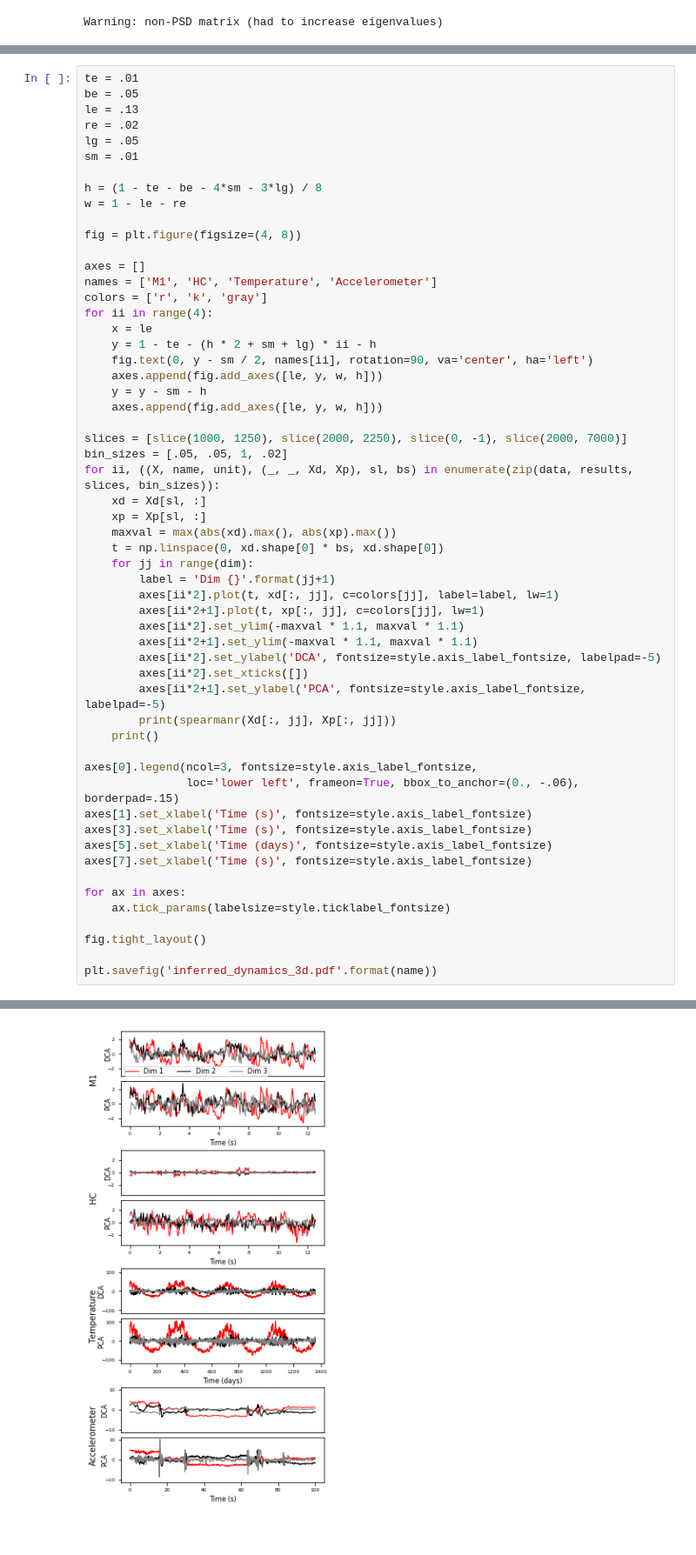
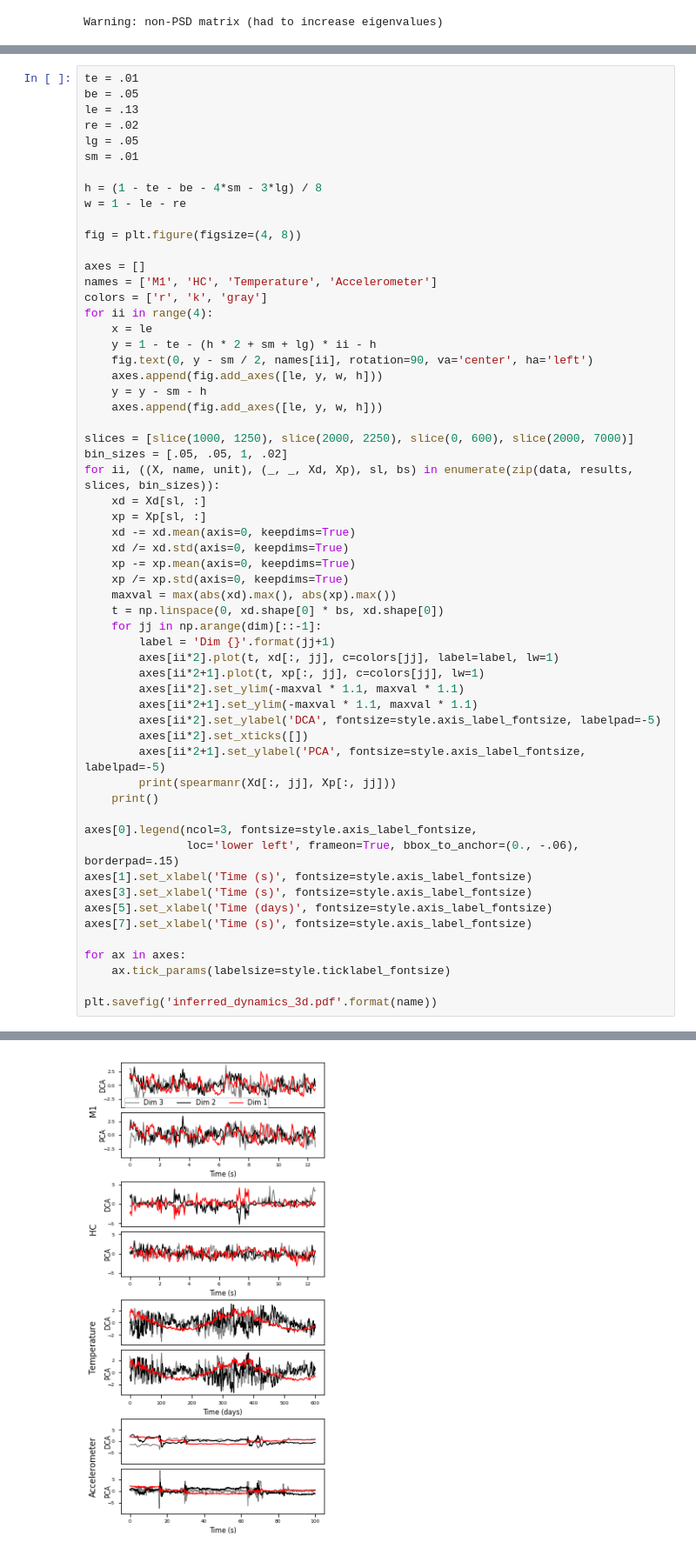
Before and after one commit to BouchardLab/DynamicalComponentsAnalysis, a Jupyter notebook: notebooks/real_data_latent_loadings.ipynb, the cells around one changed output, grey strips where cells are left out. Shown: that part at 87% size. Saved outputs shown, nothing was run; the diff lists cells and outputs as text.

```diff
--- a/notebooks/real_data_latent_loadings.ipynb
+++ b/notebooks/real_data_latent_loadings.ipynb
@@ -105,14 +105,18 @@ for ii in range(4):
     y = y - sm - h
     axes.append(fig.add_axes([le, y, w, h]))
 
-slices = [slice(1000, 1250), slice(2000, 2250), slice(0, -1), slice(2000, 7000)]
+slices = [slice(1000, 1250), slice(2000, 2250), slice(0, 600), slice(2000, 7000)]
 bin_sizes = [.05, .05, 1, .02]
 for ii, ((X, name, unit), (_, _, Xd, Xp), sl, bs) in enumerate(zip(data, results, slices, bin_sizes)):
     xd = Xd[sl, :]
     xp = Xp[sl, :]
+    xd -= xd.mean(axis=0, keepdims=True)
+    xd /= xd.std(axis=0, keepdims=True)
+    xp -= xp.mean(axis=0, keepdims=True)
+    xp /= xp.std(axis=0, keepdims=True)
     maxval = max(abs(xd).max(), abs(xp).max())
     t = np.linspace(0, xd.shape[0] * bs, xd.shape[0])
-    for jj in range(dim):
+    for jj in np.arange(dim)[::-1]:
         label = 'Dim {}'.format(jj+1)
         axes[ii*2].plot(t, xd[:, jj], c=colors[jj], label=label, lw=1)
         axes[ii*2+1].plot(t, xp[:, jj], c=colors[jj], lw=1)
@@ -134,7 +138,5 @@ axes[7].set_xlabel('Time (s)', fontsize=style.axis_label_fontsize)
 for ax in axes:
     ax.tick_params(labelsize=style.ticklabel_fontsize)
 
-fig.tight_layout()
-
 plt.savefig('inferred_dynamics_3d.pdf'.format(name))
 # %% [output]
@@ -156,4 +158,4 @@ SpearmanrResult(correlation=-0.10831814127772599, pvalue=4.685933836441631e-44)
-[figure, old version]
+[figure, new version]
 # %%
 fig, axes_m = plt.subplots(4, 2, figsize=(4.75, 8))
 
```
Also changed, not shown: parts of 3 cells of this notebook, 2 other files.
